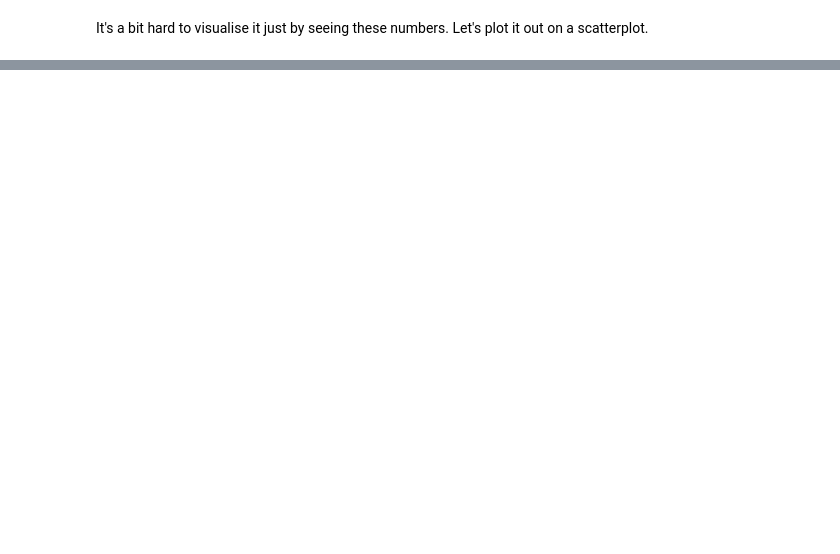
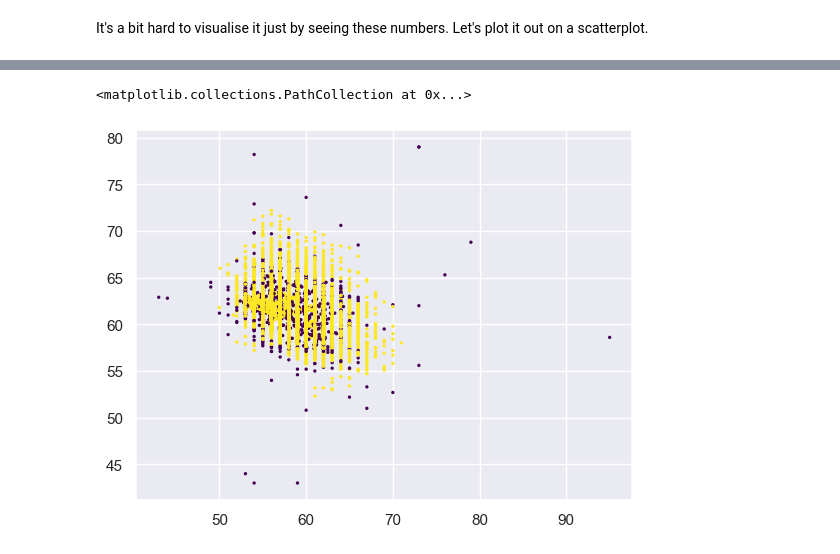
Before and after one commit to JonKohKaiEn/IE0005-Summary, a Jupyter notebook: IE0005 Summary.ipynb, the cells around one changed output, grey strips where cells are left out. Saved outputs shown, nothing was run; the diff lists cells and outputs as text; code cells hidden in the pictures; blank space fills up the shorter version.

```diff
--- a/IE0005 Summary.ipynb
+++ b/IE0005 Summary.ipynb
@@ -573,0 +576,17 @@ plt.scatter(x='table',
+# %%
+# imports
+from sklearn.neighbors import LocalOutlierFactor
+
+# create LocalOutlierFactor object
+lof = LocalOutlierFactor(n_neighbors=5)
+
+# fit the model to our data and get the local outlier factor values
+outlier_factor = lof.fit_predict(cluster_df)
+
+# copy dataset
+outlier_label_df = cluster_df.copy()
+
+# create a new column for outlier labels
+outlier_label_df['lof'] = pd.Categorical(outlier_factor)
+
+outlier_label_df.head()
@@ -573,0 +600,12 @@ plt.scatter(x='table',
+# %%
+# plot scatter
+plt.scatter(x='table',
+            y='depth',
+            c='lof',
+            s=2,
+            cmap='viridis',
+            data=outlier_label_df
+           )
+# %% [output]
+<matplotlib.collections.PathCollection at 0x...>
+[figure, added]
```
Also changed, not shown: parts of 6 cells of this notebook.
